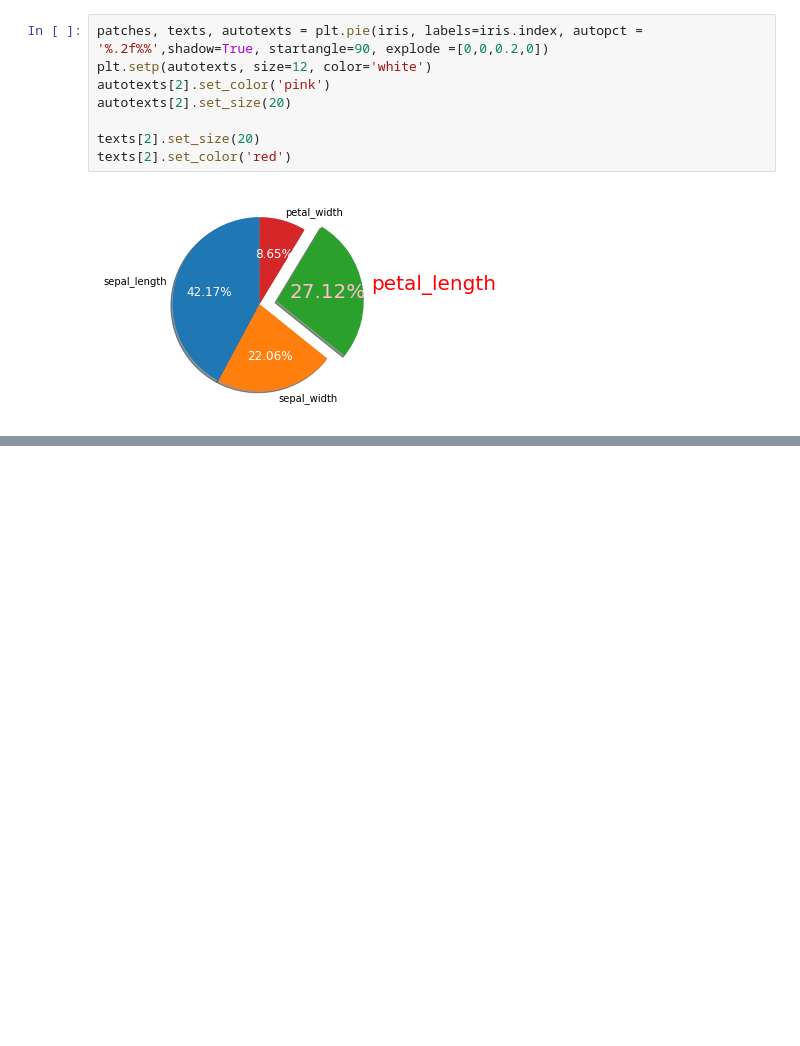
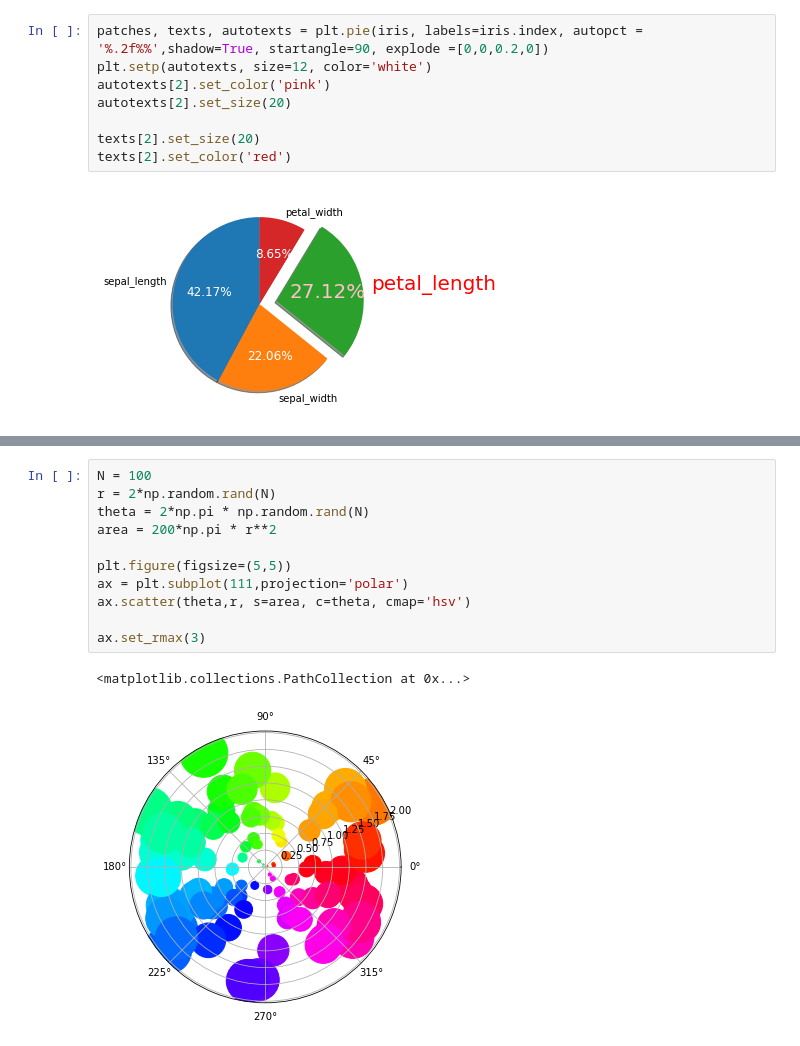
Before and after one commit to hanbinChae/Python-learning-univ, a Jupyter notebook: 빅데이터분석응용/경기과학기술대학교_202263020_채한빈_12주차.ipynb, the cells around one changed output, grey strips where cells are left out. Drawn from its saved outputs; the diff is of its cells as text; blank space fills up the shorter version.

```diff
--- a/빅데이터분석응용/경기과학기술대학교_202263020_채한빈_12주차.ipynb
+++ b/빅데이터분석응용/경기과학기술대학교_202263020_채한빈_12주차.ipynb
@@ -121,0 +138,14 @@ texts[2].set_color('red')
+# %%
+N = 100
+r = 2*np.random.rand(N)
+theta = 2*np.pi * np.random.rand(N)
+area = 200*np.pi * r**2
+
+plt.figure(figsize=(5,5))
+ax = plt.subplot(111,projection='polar')
+ax.scatter(theta,r, s=area, c=theta, cmap='hsv')
+
+ax.set_rmax(3)
+# %% [output]
+<matplotlib.collections.PathCollection at 0x...>
+[figure, added]
```
Also changed, not shown: parts of 5 cells of this notebook, 1 other file.
